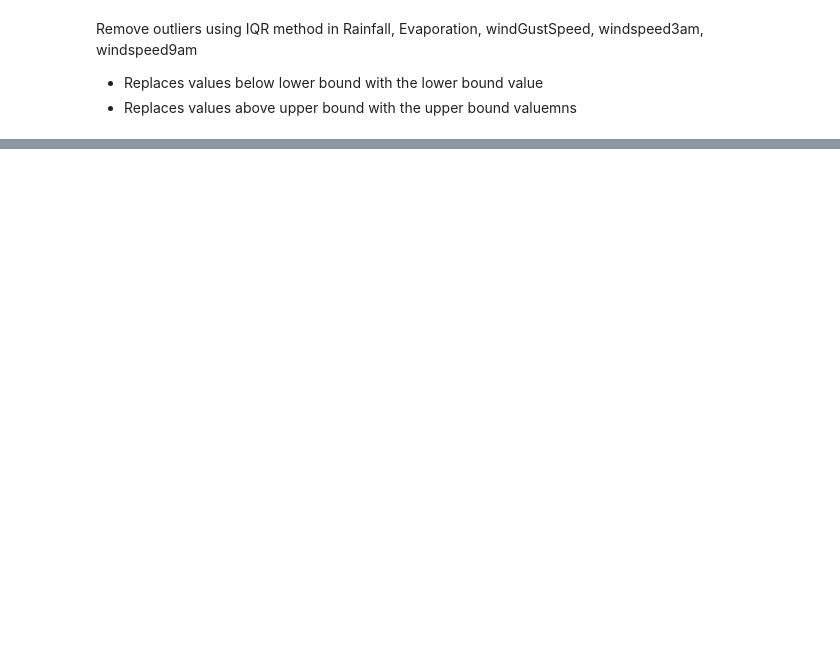
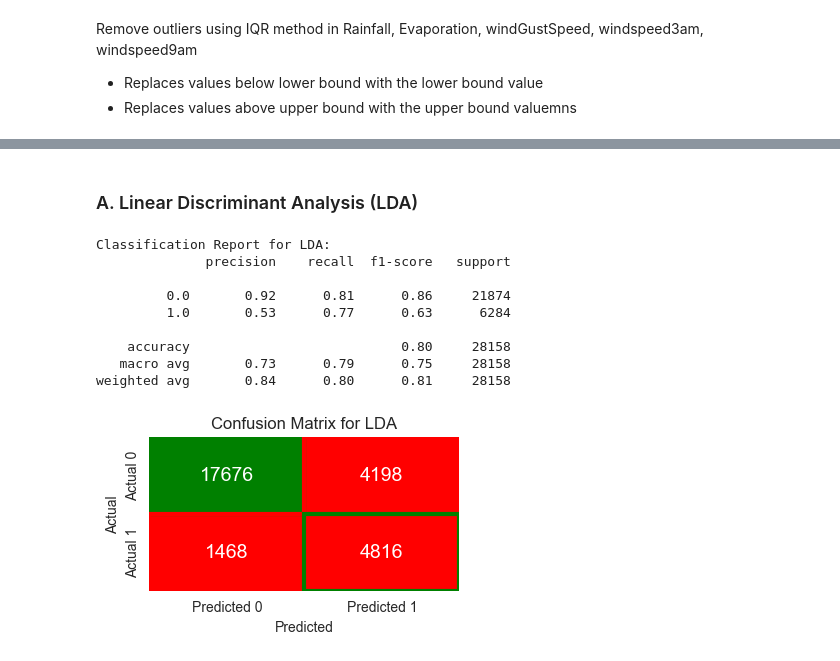
Before and after one commit to roshangiga/ML_tinker, a Jupyter notebook: caseStudy2.ipynb, the cells around one changed output, grey strips where cells are left out. Cells and saved outputs as stored; diff of their text form; code cells hidden in the pictures; blank space fills up the shorter version.

```diff
--- a/caseStudy2.ipynb
+++ b/caseStudy2.ipynb
@@ -334,0 +400,4 @@ WindSpeed3pm: found 2420 outliers
+# %%
+# Create an LDA model
+lda_model = LinearDiscriminantAnalysis()
+lda_model.fit(X_train_under, y_train_under)
@@ -334,0 +631,51 @@ WindSpeed3pm: found 2420 outliers
+# %%
+import matplotlib.pyplot as plt
+import seaborn as sns
+import numpy as np
+from sklearn.metrics import classification_report, confusion_matrix
+
+def print_metrics(y_true, y_pred, model_name):
+    # Generate the confusion matrix
+    cm = confusion_matrix(y_true, y_pred)
+
+    # Print the classification report
+    print(f"Classification Report for {model_name}:")
+    print(classification_report(y_true, y_pred))
+
+    # Create a custom color map where TP and TN are green, FP and FN are red
+    plt.figure(figsize=(4, 2))
+    sns.heatmap(cm, annot=True, fmt='d', cbar=False,
+                xticklabels=['Predicted 0', 'Predicted 1'],
+                yticklabels=['Actual 0', 'Actual 1'],
+                cmap=sns.color_palette(["red", "green"], as_cmap=True),
+                annot_kws={"size": 14})
+
+    # Custom color for each cell based on confusion matrix values
+    for (i, j), val in np.ndenumerate(cm):
+        if (i == j):  # Diagonal: TP or TN
+            color = "green"
+        else:         # Off-diagonal: FP or FN
+            color = "red"
+        plt.gca().add_patch(plt.Rectangle((j, i), 1, 1, fill=False, edgecolor=color, lw=3))
+
+    # Set titles and labels
+    plt.title(f'Confusion Matrix for {model_name}')
+    plt.xlabel('Predicted')
+    plt.ylabel('Actual')
+    plt.show()
+# %% [markdown]
+### A. Linear Discriminant Analysis (LDA)
+# %%
+# A. LDA
+print_metrics(y_test, lda_pred, 'LDA')
+# %% [output]
+Classification Report for LDA:
+              precision    recall  f1-score   support
+
+         0.0       0.92      0.81      0.86     21874
+         1.0       0.53      0.77      0.63      6284
+
+    accuracy                           0.80     28158
+   macro avg       0.73      0.79      0.75     28158
+weighted avg       0.84      0.80      0.81     28158
+[figure, added]
```
Also changed, not shown: parts of 45 cells of this notebook.
